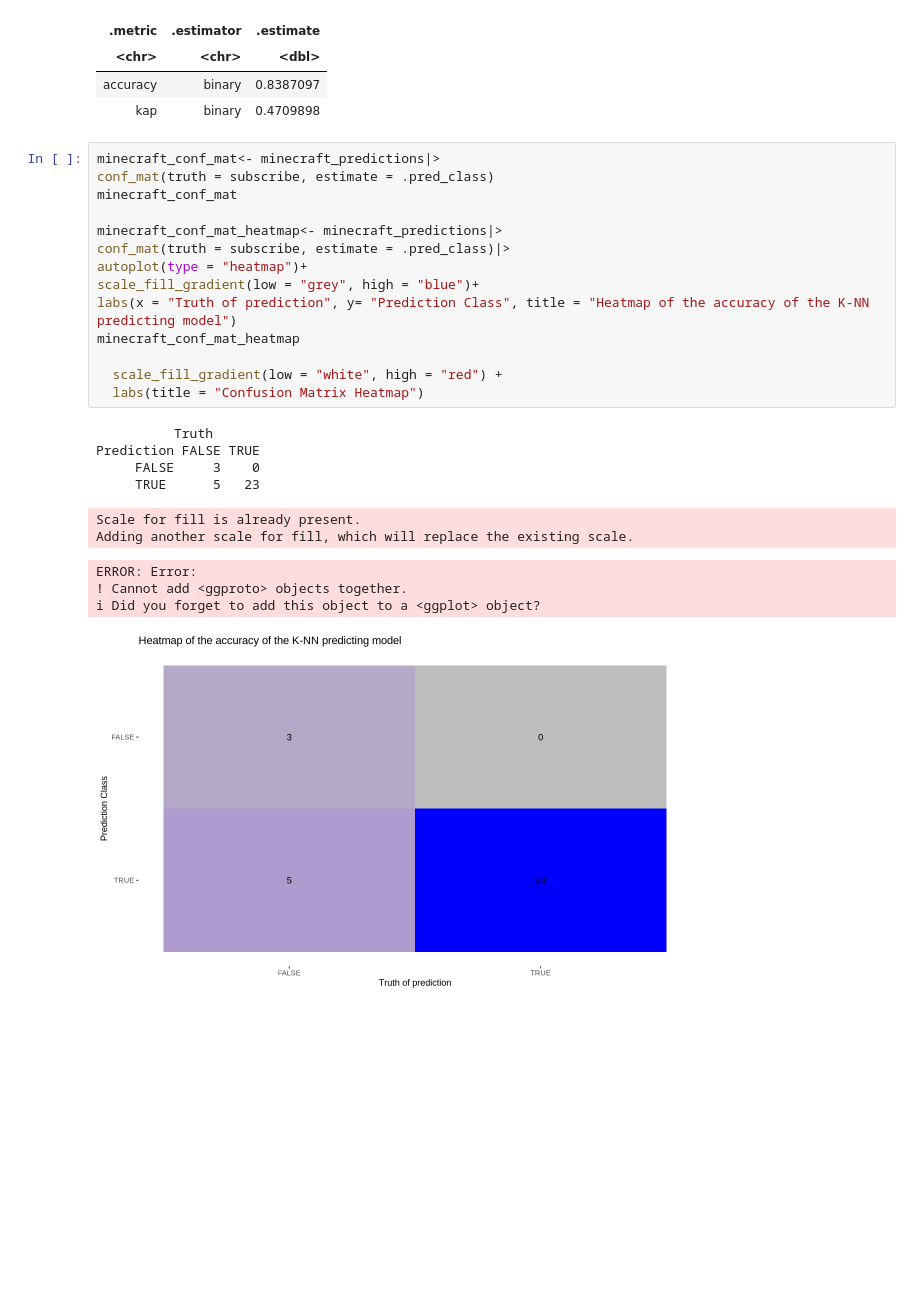
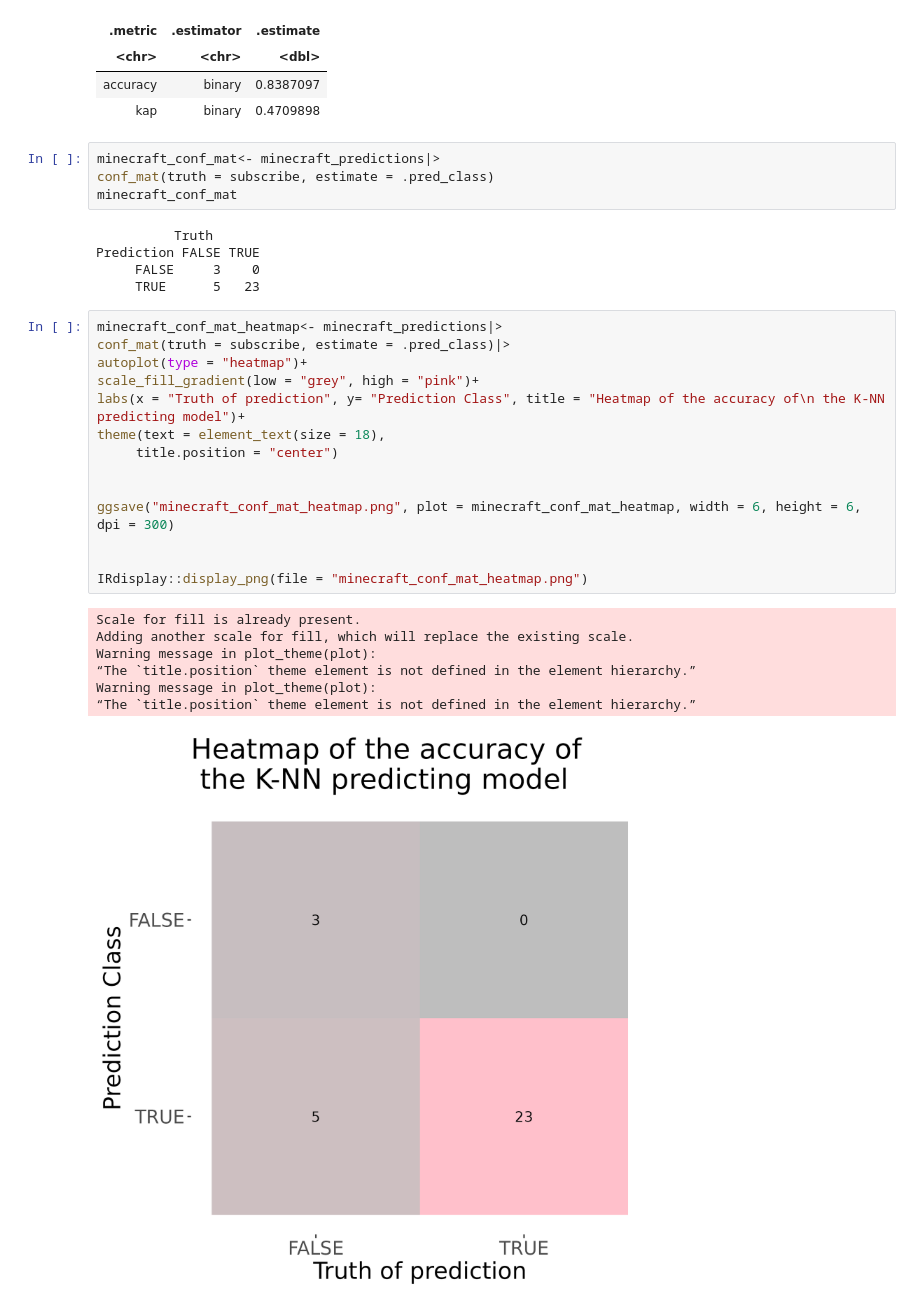
Before and after one commit to chrispy-tacos/dsci-100-project, a Jupyter notebook: dsci-g2-project.ipynb, the cells around one changed output. Cells and saved outputs as stored; diff of their text form; blank space fills up the shorter version.

```diff
--- a/dsci-g2-project.ipynb
+++ b/dsci-g2-project.ipynb
@@ -237,27 +237,33 @@ A tibble: 2 × 3
 minecraft_conf_mat<- minecraft_predictions|>
 conf_mat(truth = subscribe, estimate = .pred_class)
 minecraft_conf_mat
-
-minecraft_conf_mat_heatmap<- minecraft_predictions|>
-conf_mat(truth = subscribe, estimate = .pred_class)|>
-autoplot(type = "heatmap")+
-scale_fill_gradient(low = "grey", high = "blue")+
-labs(x = "Truth of prediction", y= "Prediction Class", title = "Heatmap of the accuracy of the K-NN predicting model")
-minecraft_conf_mat_heatmap
-
-  scale_fill_gradient(low = "white", high = "red") +
-  labs(title = "Confusion Matrix Heatmap")
 # %% [output]
           Truth
 Prediction FALSE TRUE
      FALSE     3    0
      TRUE      5   23
-Scale for fill is already present.
-Adding another scale for fill, which will replace the existing scale.
-ERROR: Error:
-! Cannot add <ggproto> objects together.
-ℹ Did you forget to add this object to a <ggplot> object?
-[figure, removed]
+# %%
+minecraft_conf_mat_heatmap<- minecraft_predictions|>
+conf_mat(truth = subscribe, estimate = .pred_class)|>
+autoplot(type = "heatmap")+
+scale_fill_gradient(low = "grey", high = "pink")+
+labs(x = "Truth of prediction", y= "Prediction Class", title = "Heatmap of the accuracy of\n the K-NN predicting model")+
+theme(text = element_text(size = 18),
+     title.position = "center")
+
+
+ggsave("minecraft_conf_mat_heatmap.png", plot = minecraft_conf_mat_heatmap, width = 6, height = 6, dpi = 300)
+
+
+IRdisplay::display_png(file = "minecraft_conf_mat_heatmap.png")
+# %% [output]
+Scale for fill is already present.
+Adding another scale for fill, which will replace the existing scale.
+Warning message in plot_theme(plot):
+“The `title.position` theme element is not defined in the element hierarchy.”
+Warning message in plot_theme(plot):
+“The `title.position` theme element is not defined in the element hierarchy.”
+[figure, added]
 # %%
 knn_conf_analysis<- minecraft_predictions |>
   group_by(subscribe) |>
```
Also changed, not shown: parts of 2 cells of this notebook.
